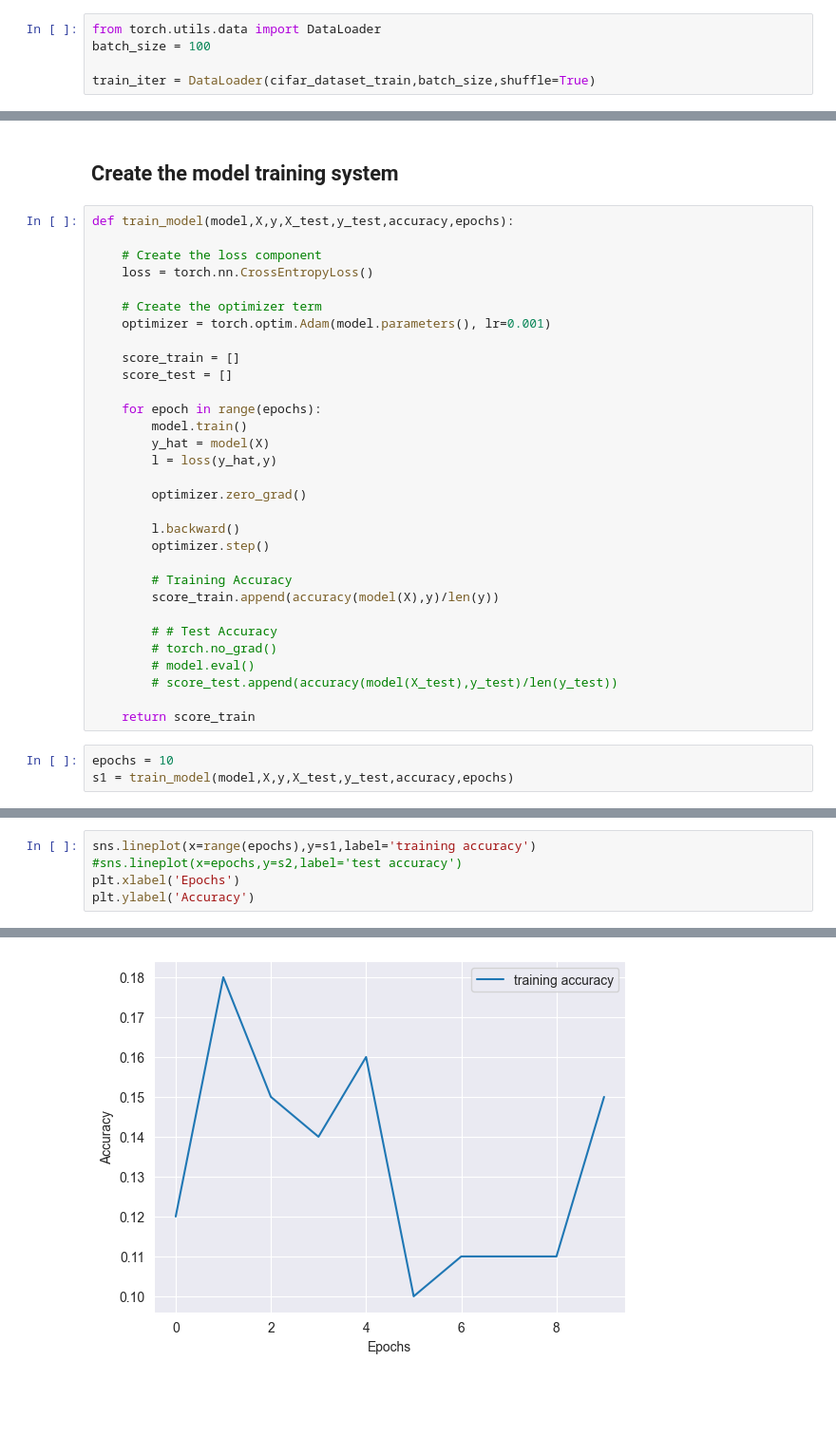
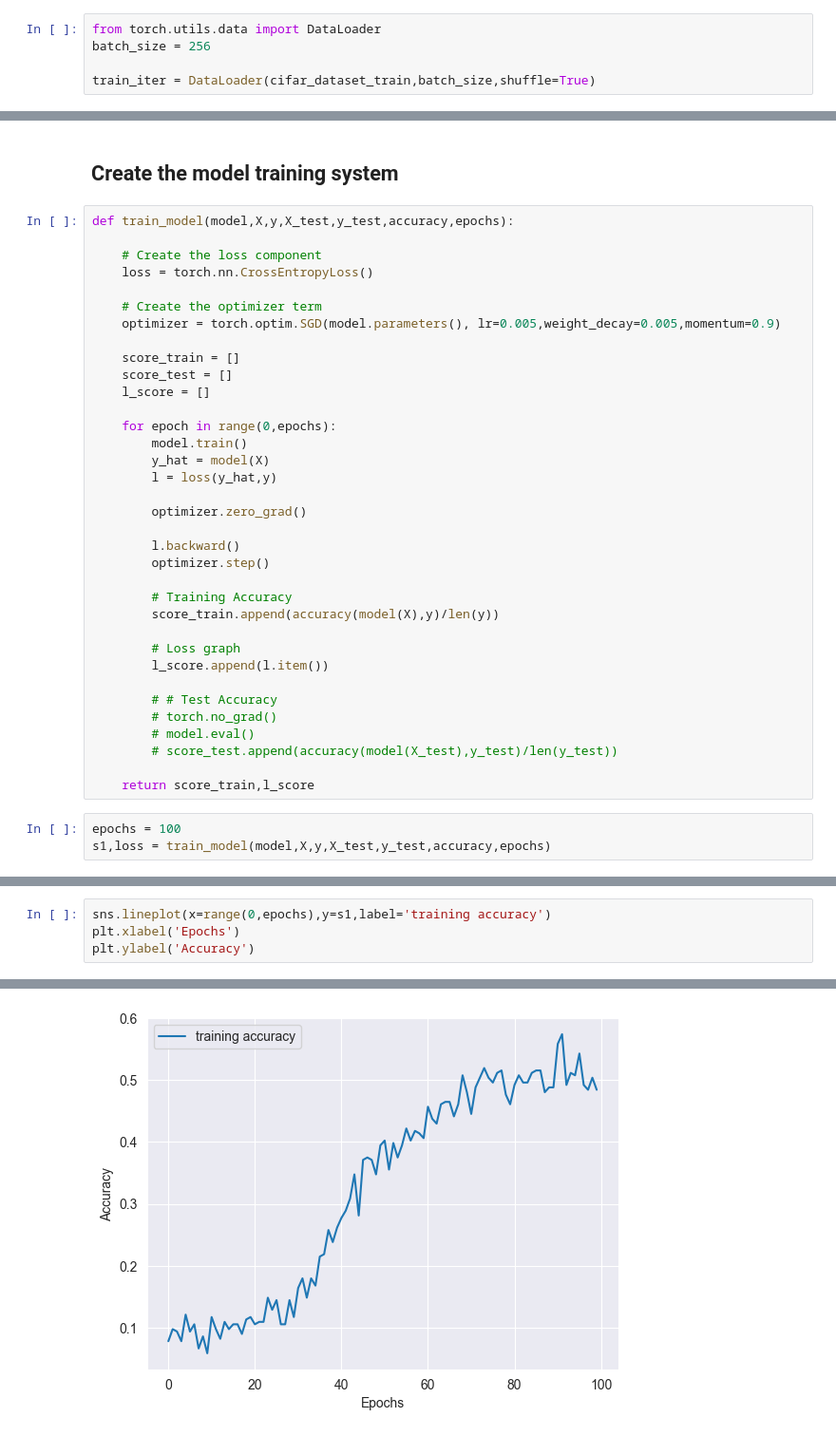
Before and after one commit to IfedayoAkinsuli/Convolutional_Neural_Networks, a Jupyter notebook: NNDL_Assignment.ipynb, the cells around one changed output, grey strips where cells are left out. Shown at 95% size. Drawn from its saved outputs; the diff is of its cells as text; blank space fills up the shorter version.

Commit message:
Restarted achieved a much better training accuracy

```diff
--- a/NNDL_Assignment.ipynb
+++ b/NNDL_Assignment.ipynb
@@ -22,7 +22,7 @@ Files already downloaded and verified
 ## Creating the training dataset
 # %%
 from torch.utils.data import DataLoader
-batch_size = 100
+batch_size = 256
 
 train_iter = DataLoader(cifar_dataset_train,batch_size,shuffle=True)
 # %%
@@ -229,12 +201,13 @@ def train_model(model,X,y,X_test,y_test,accuracy,epochs):
     loss = torch.nn.CrossEntropyLoss()
 
     # Create the optimizer term
-    optimizer = torch.optim.Adam(model.parameters(), lr=0.001)
+    optimizer = torch.optim.SGD(model.parameters(), lr=0.005,weight_decay=0.005,momentum=0.9)
 
     score_train = []
     score_test = []
+    l_score = []
 
-    for epoch in range(epochs):
+    for epoch in range(0,epochs):
         model.train()
         y_hat = model(X)
         l = loss(y_hat,y)
@@ -247,15 +220,18 @@ def train_model(model,X,y,X_test,y_test,accuracy,epochs):
         # Training Accuracy
         score_train.append(accuracy(model(X),y)/len(y))
 
+        # Loss graph
+        l_score.append(l.item())
+
         # # Test Accuracy
         # torch.no_grad()
         # model.eval()
         # score_test.append(accuracy(model(X_test),y_test)/len(y_test))
 
-    return score_train
+    return score_train,l_score
 # %%
-epochs = 10
-s1 = train_model(model,X,y,X_test,y_test,accuracy,epochs)
+epochs = 100
+s1,loss = train_model(model,X,y,X_test,y_test,accuracy,epochs)
 # %%
 s1
 # %% [output]
@@ -263,8 +255,7 @@ s1
 # %%
-sns.lineplot(x=range(epochs),y=s1,label='training accuracy')
-#sns.lineplot(x=epochs,y=s2,label='test accuracy')
+sns.lineplot(x=range(0,epochs),y=s1,label='training accuracy')
 plt.xlabel('Epochs')
 plt.ylabel('Accuracy')
 # %% [output]
 Text(0, 0.5, 'Accuracy')
-[figure, old version]
+[figure, new version]
```
Also changed, not shown: parts of 9 cells of this notebook.
